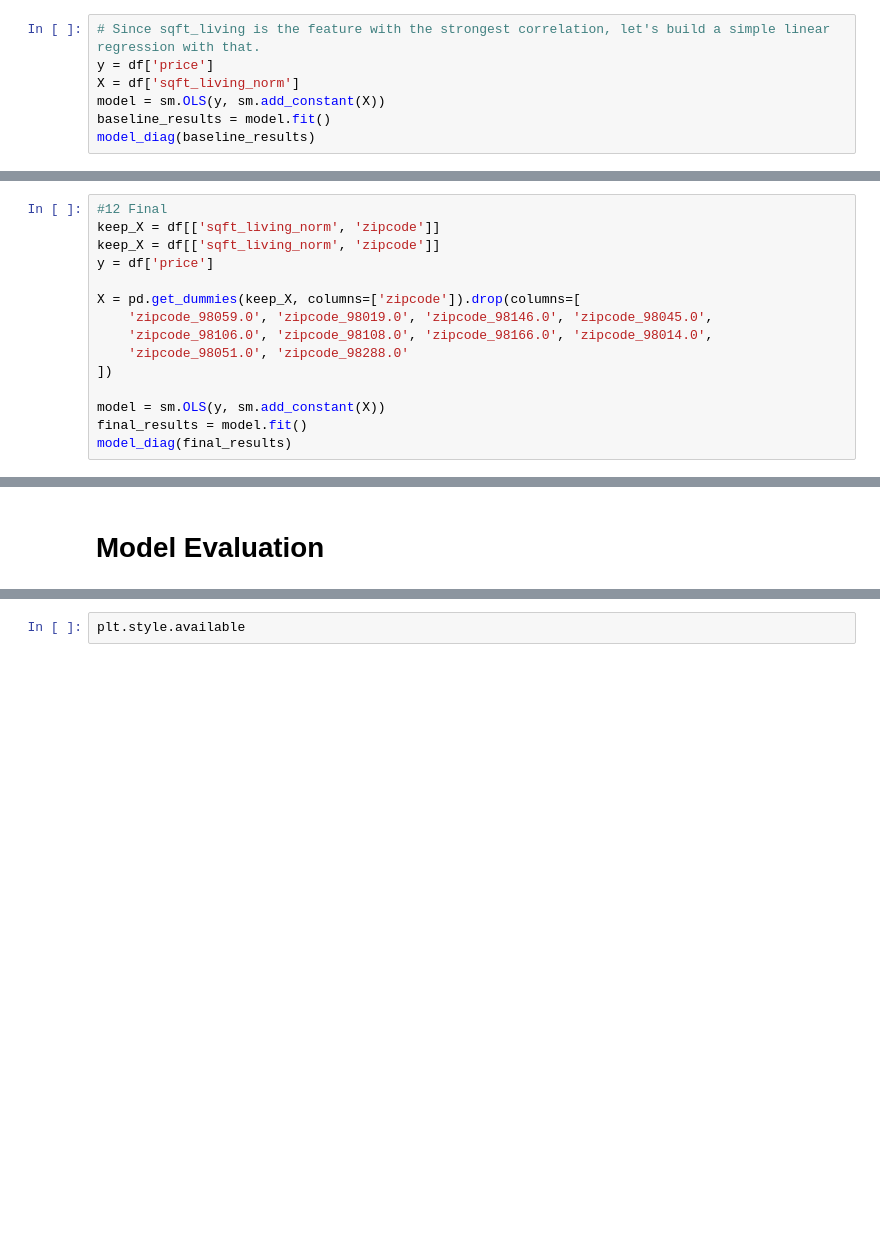
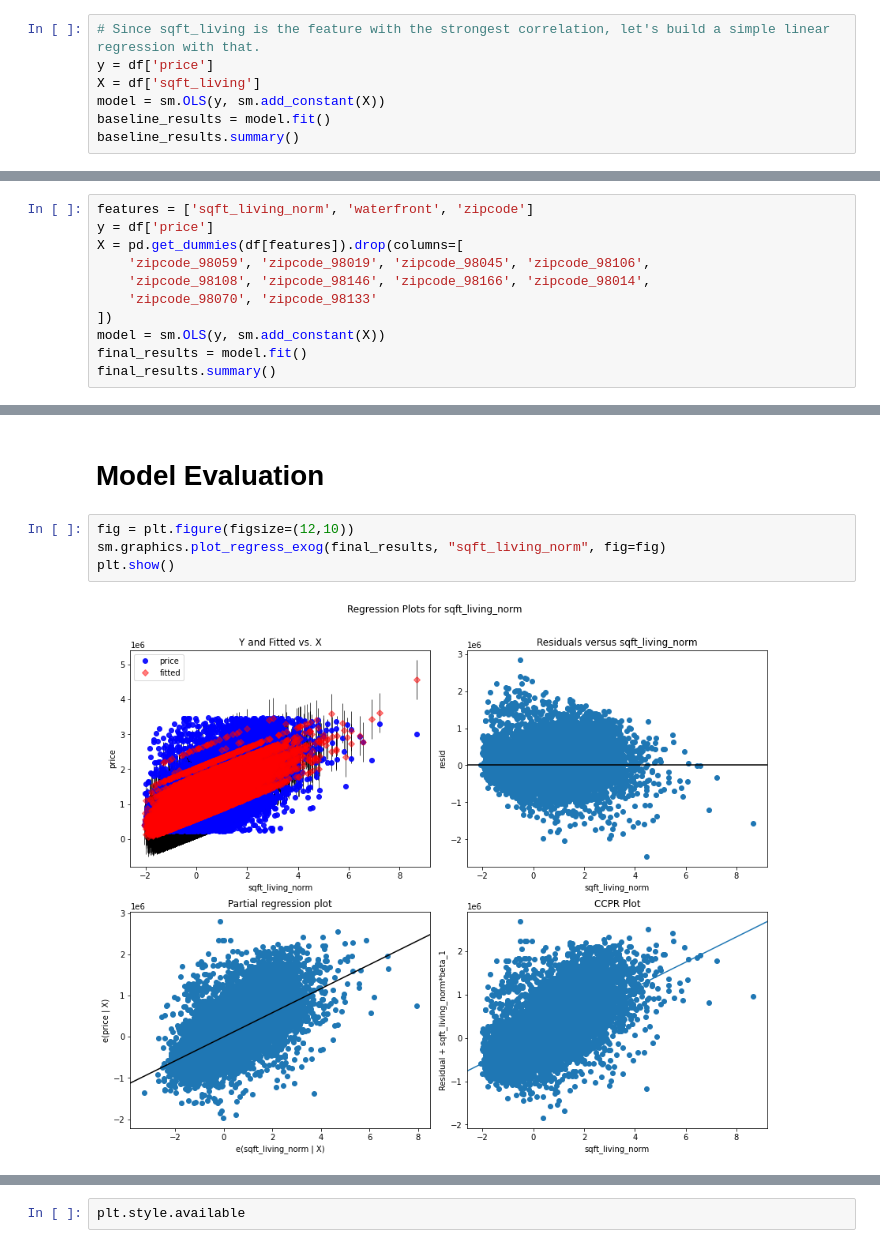
Before and after one commit to rlodetti/Housing_Project, a Jupyter notebook: Modeling.ipynb, the cells around one changed output, grey strips where cells are left out. Saved outputs shown, nothing was run; the diff lists cells and outputs as text; blank space fills up the shorter version.

```diff
--- a/Modeling.ipynb
+++ b/Modeling.ipynb
@@ -45,7 +179,7 @@ df.groupby('zipcode').mean()['price'].sort_values()[df.groupby('zipcode').mean()
 # %%
 # Since sqft_living is the feature with the strongest correlation, let's build a simple linear regression with that.
 y = df['price']
-X = df['sqft_living_norm']
+X = df['sqft_living']
 model = sm.OLS(y, sm.add_constant(X))
 baseline_results = model.fit()
-model_diag(baseline_results)
+baseline_results.summary()
@@ -400,17 +208,13 @@ res_df
 # %% [markdown]
 # Final Model
 # %%
-#12 Final
-keep_X = df[['sqft_living_norm', 'zipcode']]
-keep_X = df[['sqft_living_norm', 'zipcode']]
+features = ['sqft_living_norm', 'waterfront', 'zipcode']
 y = df['price']
-
-X = pd.get_dummies(keep_X, columns=['zipcode']).drop(columns=[
-    'zipcode_98059.0', 'zipcode_98019.0', 'zipcode_98146.0', 'zipcode_98045.0',
-    'zipcode_98106.0', 'zipcode_98108.0', 'zipcode_98166.0', 'zipcode_98014.0',
-    'zipcode_98051.0', 'zipcode_98288.0'
+X = pd.get_dummies(df[features]).drop(columns=[
+    'zipcode_98059', 'zipcode_98019', 'zipcode_98045', 'zipcode_98106',
+    'zipcode_98108', 'zipcode_98146', 'zipcode_98166', 'zipcode_98014',
+    'zipcode_98070', 'zipcode_98133'
 ])
-
 model = sm.OLS(y, sm.add_constant(X))
 final_results = model.fit()
-model_diag(final_results)
+final_results.summary()
@@ -417,2 +254,8 @@ model_diag(final_results)
 # %% [markdown]
 # Model Evaluation
+# %%
+fig = plt.figure(figsize=(12,10))
+sm.graphics.plot_regress_exog(final_results, "sqft_living_norm", fig=fig)
+plt.show()
+# %% [output]
+[figure, added]
```
Also changed, not shown: parts of 36 cells of this notebook, 9 other files.
